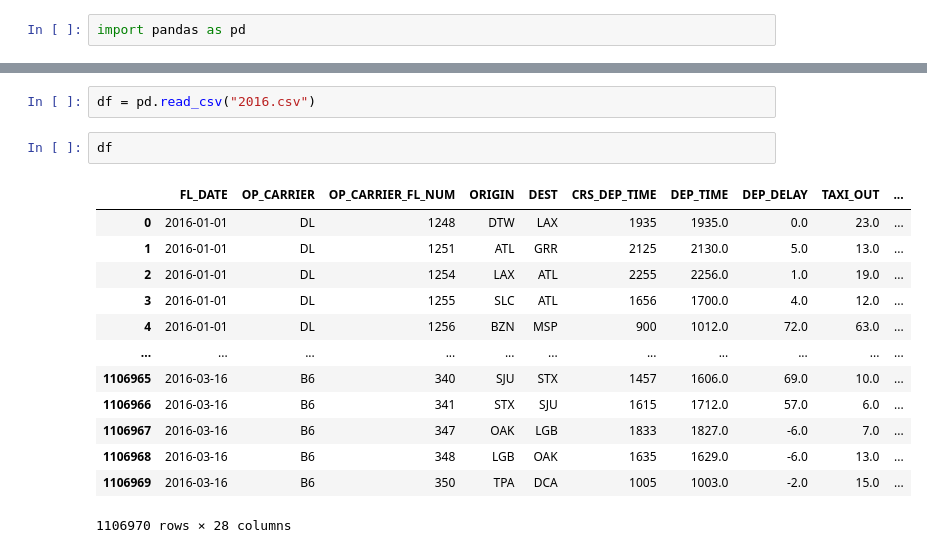
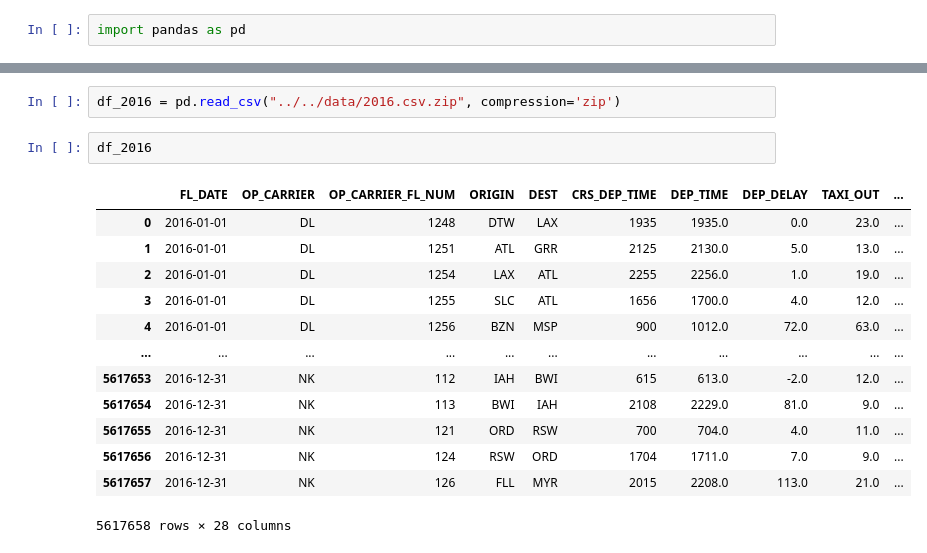
Before and after one commit to Ysfclk1/US_airline_performance_analytics, a Jupyter notebook: python/data_cleansing/Airlines_2016.ipynb, the cells around one changed output, grey strips where cells are left out. Drawn from its saved outputs; the diff is of its cells as text.

```diff
--- a/python/data_cleansing/Airlines_2016.ipynb
+++ b/python/data_cleansing/Airlines_2016.ipynb
@@ -3,19 +30,19 @@ import pandas as pd
 # %%
-df = pd.read_csv("2016.csv")
+df_2016 = pd.read_csv("../../data/2016.csv.zip", compression='zip')
-# %%
-df
-# %% [output]
-|  | FL_DATE | OP_CARRIER | OP_CARRIER_FL_NUM | ORIGIN | DEST | CRS_DEP_TIME | DEP_TIME | DEP_DELAY | TAXI_OUT | ... |
-| 0 | 2016-01-01 | DL | 1248 | DTW | LAX | 1935 | 1935.0 | 0.0 | 23.0 | ... |
-| 1 | 2016-01-01 | DL | 1251 | ATL | GRR | 2125 | 2130.0 | 5.0 | 13.0 | ... |
-| 2 | 2016-01-01 | DL | 1254 | LAX | ATL | 2255 | 2256.0 | 1.0 | 19.0 | ... |
-| 3 | 2016-01-01 | DL | 1255 | SLC | ATL | 1656 | 1700.0 | 4.0 | 12.0 | ... |
-| 4 | 2016-01-01 | DL | 1256 | BZN | MSP | 900 | 1012.0 | 72.0 | 63.0 | ... |
-| ... | ... | ... | ... | ... | ... | ... | ... | ... | ... | ... |
-| 1106965 | 2016-03-16 | B6 | 340 | SJU | STX | 1457 | 1606.0 | 69.0 | 10.0 | ... |
-| 1106966 | 2016-03-16 | B6 | 341 | STX | SJU | 1615 | 1712.0 | 57.0 | 6.0 | ... |
-| 1106967 | 2016-03-16 | B6 | 347 | OAK | LGB | 1833 | 1827.0 | -6.0 | 7.0 | ... |
-| 1106968 | 2016-03-16 | B6 | 348 | LGB | OAK | 1635 | 1629.0 | -6.0 | 13.0 | ... |
-| 1106969 | 2016-03-16 | B6 | 350 | TPA | DCA | 1005 | 1003.0 | -2.0 | 15.0 | ... |
-1106970 rows × 28 columns
+# %%
+df_2016
+# %% [output]
+|  | FL_DATE | OP_CARRIER | OP_CARRIER_FL_NUM | ORIGIN | DEST | CRS_DEP_TIME | DEP_TIME | DEP_DELAY | TAXI_OUT | ... |
+| 0 | 2016-01-01 | DL | 1248 | DTW | LAX | 1935 | 1935.0 | 0.0 | 23.0 | ... |
+| 1 | 2016-01-01 | DL | 1251 | ATL | GRR | 2125 | 2130.0 | 5.0 | 13.0 | ... |
+| 2 | 2016-01-01 | DL | 1254 | LAX | ATL | 2255 | 2256.0 | 1.0 | 19.0 | ... |
+| 3 | 2016-01-01 | DL | 1255 | SLC | ATL | 1656 | 1700.0 | 4.0 | 12.0 | ... |
+| 4 | 2016-01-01 | DL | 1256 | BZN | MSP | 900 | 1012.0 | 72.0 | 63.0 | ... |
+| ... | ... | ... | ... | ... | ... | ... | ... | ... | ... | ... |
+| 5617653 | 2016-12-31 | NK | 112 | IAH | BWI | 615 | 613.0 | -2.0 | 12.0 | ... |
+| 5617654 | 2016-12-31 | NK | 113 | BWI | IAH | 2108 | 2229.0 | 81.0 | 9.0 | ... |
+| 5617655 | 2016-12-31 | NK | 121 | ORD | RSW | 700 | 704.0 | 4.0 | 11.0 | ... |
+| 5617656 | 2016-12-31 | NK | 124 | RSW | ORD | 1704 | 1711.0 | 7.0 | 9.0 | ... |
+| 5617657 | 2016-12-31 | NK | 126 | FLL | MYR | 2015 | 2208.0 | 113.0 | 21.0 | ... |
+5617658 rows × 28 columns
 # %%
```
Also changed, not shown: parts of 9 cells of this notebook, 10 other files.
